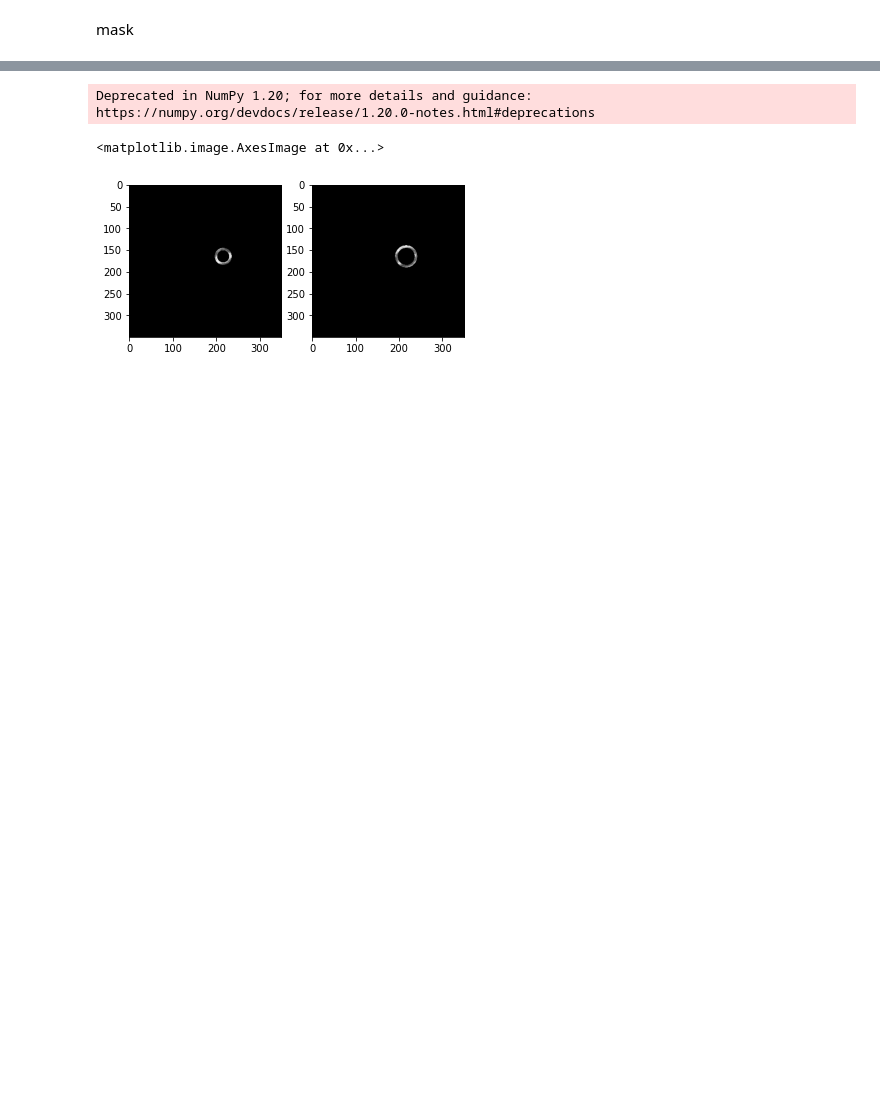
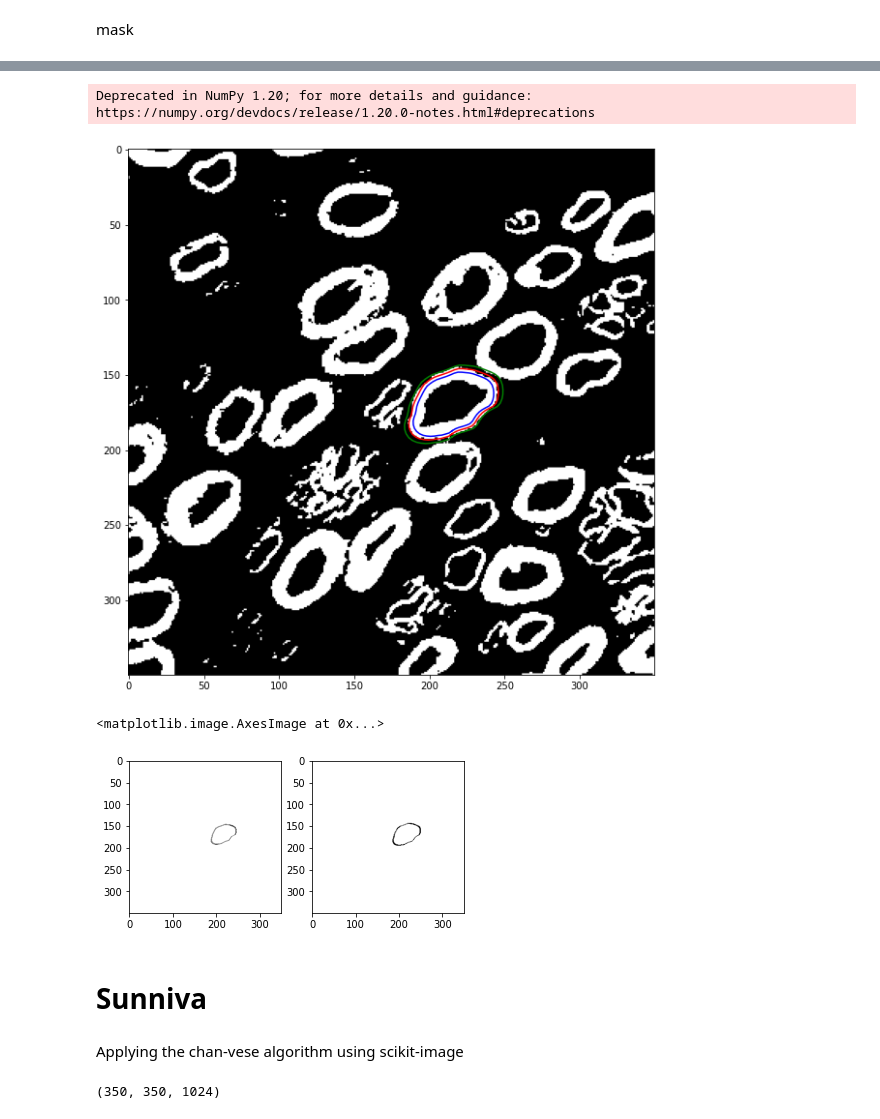
Before and after one commit to s183920/02506_Advanced_Image_Analysis_NerveSegmentation, a Jupyter notebook: Snakes.ipynb, the cells around one changed output, grey strips where cells are left out. Cells and saved outputs as stored; diff of their text form; code cells hidden in the pictures; blank space fills up the shorter version.

```diff
--- a/Snakes.ipynb
+++ b/Snakes.ipynb
@@ -52,5 +48,3 @@ ax[1].axis('off')
 # %% [output]
 (-0.5, 349.5, 349.5, -0.5)
 [figure]
-# %%
-I = im[:,:,0]
@@ -273,39 +205,57 @@ def evolve_snake(snake, I, B, step_size):
 # %%
-I = im[:,:,0]
+#path = 'data/plusplus.png'
+#plusplus = io.imread(path)
+#I = plusplus[:,:,0]
 
-nr_points = 20
-nr_iter = 20
-step_size = 0.01
-alpha = 0.01
-beta = 0.3
 
+# Initialize
+nr_points = 60
+nr_iter = 50
+step_size = 5
+alpha = 0.1
+beta = 1
+
+center = np.array(I.shape)/2
 center = np.array(I.shape)/2+np.array([-10,40])
-radius = 0.06*np.mean(I.shape)
+radius = 0.08*np.mean(I.shape)
 
-snake = make_circular_snake(nr_points, center, radius)
+snake1 = make_circular_snake(nr_points, center, radius)
 B = regularization_matrix(nr_points, alpha, beta)
 
+for i in range(nr_iter):
+    snake = snake1
+    snake1,snake_in,snake_out,mask_in,mask_out,force = evolve_snake(snake.copy(), I, B, step_size,band_size=0.1)
 
-for i in range(nr_iter): snake,snake_in,snake_out,mask_in,mask_out = evolve_snake(snake, I, B, step_size)
+# visualize snakes
+fig, ax = plt.subplots(1,1, figsize = (10,10))
+ax.imshow(I, cmap=plt.cm.gray)
+ax.plot(np.r_[snake[1],snake[1,0]],np.r_[snake[0],snake[0,0]],'r-')
+ax.plot(np.r_[snake_in[1],snake_in[1,0]],np.r_[snake_in[0],snake_in[0,0]],'b-')
+ax.plot(np.r_[snake_out[1],snake_out[1,0]],np.r_[snake_out[0],snake_out[0,0]],'g-')
+plt.show()
 
+
+# visualize mask in and out
 img1 = I.copy()
 img2 = I.copy()
-
-img1[~mask_in] = 0
-img2[~mask_out] = 0
-
+img1[~mask_in]  = 0.5
+img2[~mask_out] = 0.5
 fig, ax = plt.subplots(1,2)
 ax[0].imshow(img1)
 ax[1].imshow(img2)
-
 
 
 
 # plt.imshow(I, cmap=plt.cm.gray)
 # plt.plot(np.r_[snake[1],snake[1,0]],np.r_[snake[0],snake[0,0]],'r-')
 # plt.plot(np.r_[snake_in[1],snake_in[1,0]],np.r_[snake_in[0],snake_in[0,0]],'b-')
 # plt.plot(np.r_[snake_out[1],snake_out[1,0]],np.r_[snake_out[0],snake_out[0,0]],'g-')
 # %% [output]
 Deprecated in NumPy 1.20; for more details and guidance: https://numpy.org/devdocs/release/1.20.0-notes.html#deprecations
+[figure, new version]
 <matplotlib.image.AxesImage at 0x...>
-[figure, old version]
+[figure, added]
+# %% [markdown]
+# Sunniva
+# %% [markdown]
+Applying the chan-vese algorithm using scikit-image
@@ -311,0 +302,7 @@ Deprecated in NumPy 1.20; for more details and guidance: https://numpy.org/devdo
+# %%
+path = 'data/nerves_part.tiff'
+im = io.imread(path, plugin='pil').T
+h,r,c = im.shape
+h, r, c
+# %% [output]
+(350, 350, 1024)
```
Also changed, not shown: parts of 16 cells of this notebook, 1 other file.
